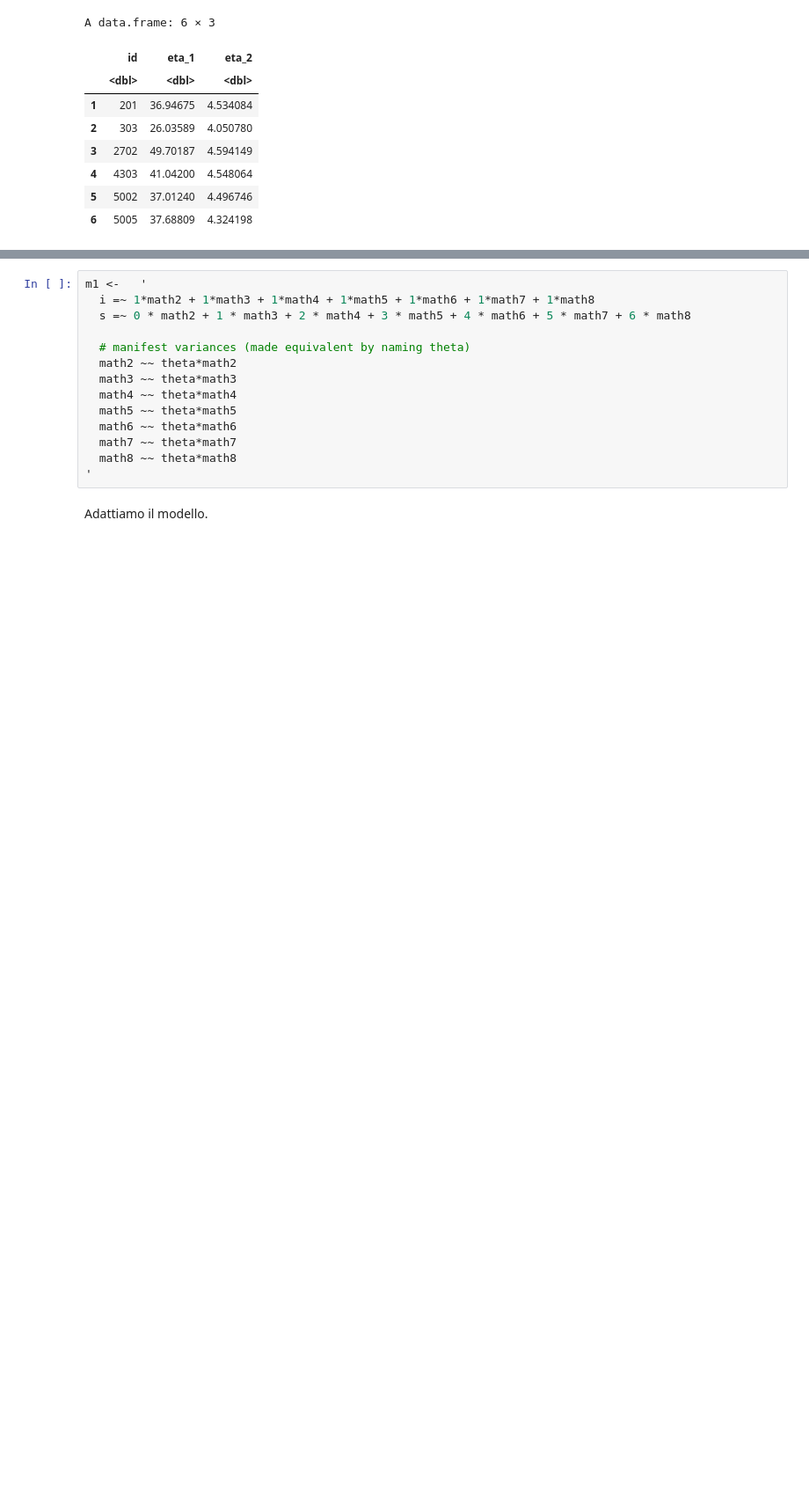
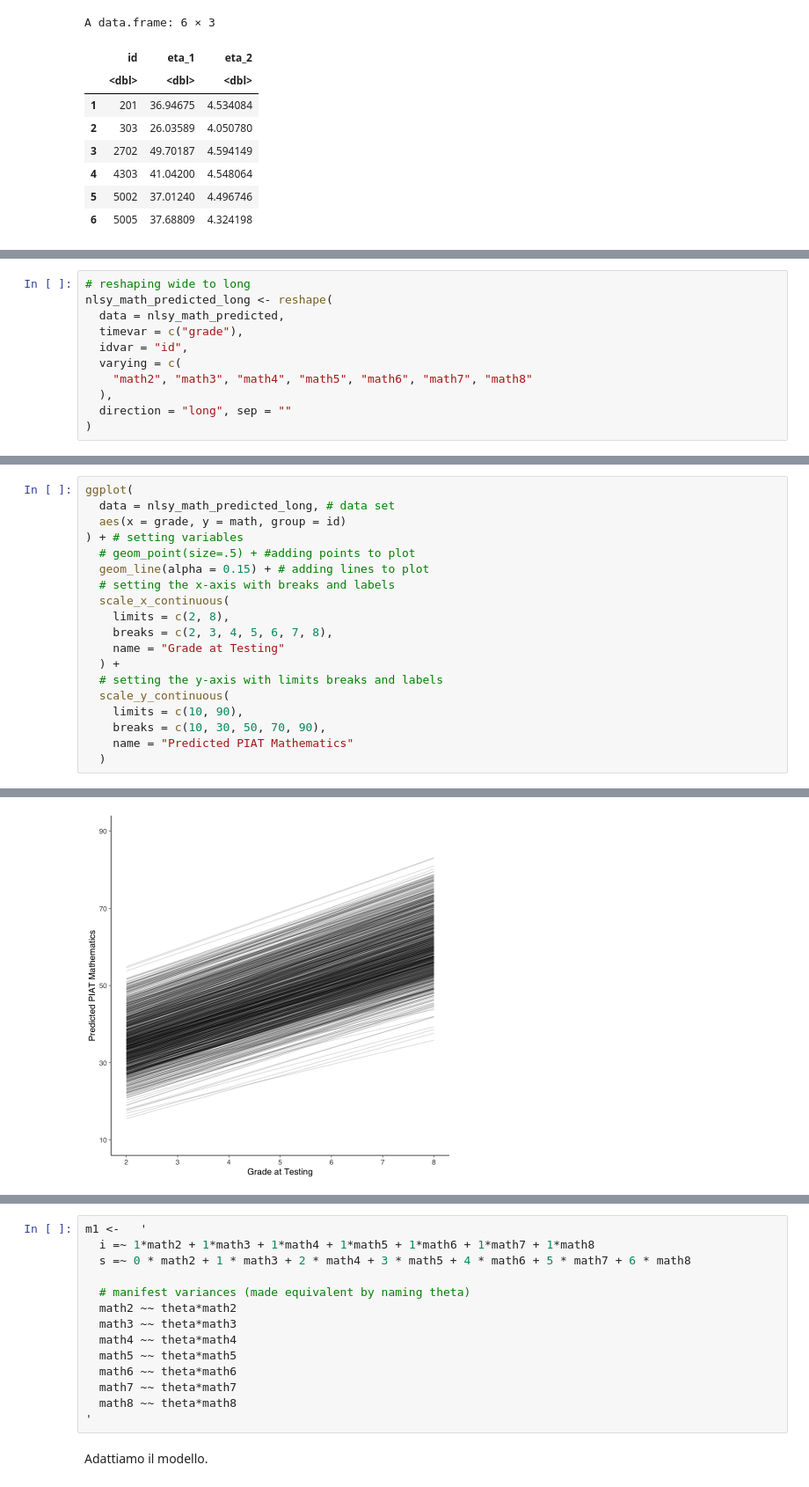
Before and after one commit to ccaudek/cfa_book_2023, a Jupyter notebook: _build/jupyter_execute/326_growth_1.ipynb, the cells around one changed output, grey strips where cells are left out. Shown at 88% size. Drawn from its saved outputs; the diff is of its cells as text; blank space fills up the shorter version.

```diff
--- a/_build/jupyter_execute/326_growth_1.ipynb
+++ b/_build/jupyter_execute/326_growth_1.ipynb
@@ -491,0 +454,11 @@ ggplot(
+# %%
+# reshaping wide to long
+nlsy_math_predicted_long <- reshape(
+  data = nlsy_math_predicted,
+  timevar = c("grade"),
+  idvar = "id",
+  varying = c(
+    "math2", "math3", "math4", "math5", "math6", "math7", "math8"
+  ),
+  direction = "long", sep = ""
+)
@@ -491,0 +494,20 @@ ggplot(
+# %%
+ggplot(
+  data = nlsy_math_predicted_long, # data set
+  aes(x = grade, y = math, group = id)
+) + # setting variables
+  # geom_point(size=.5) + #adding points to plot
+  geom_line(alpha = 0.15) + # adding lines to plot
+  # setting the x-axis with breaks and labels
+  scale_x_continuous(
+    limits = c(2, 8),
+    breaks = c(2, 3, 4, 5, 6, 7, 8),
+    name = "Grade at Testing"
+  ) +
+  # setting the y-axis with limits breaks and labels
+  scale_y_continuous(
+    limits = c(10, 90),
+    breaks = c(10, 30, 50, 70, 90),
+    name = "Predicted PIAT Mathematics"
+  )
+# %% [output]
@@ -492 +516,2 @@ ggplot(
+[figure, added]
 # %% [markdown]
```
Also changed, not shown: parts of 11 cells of this notebook, 14 other files.
